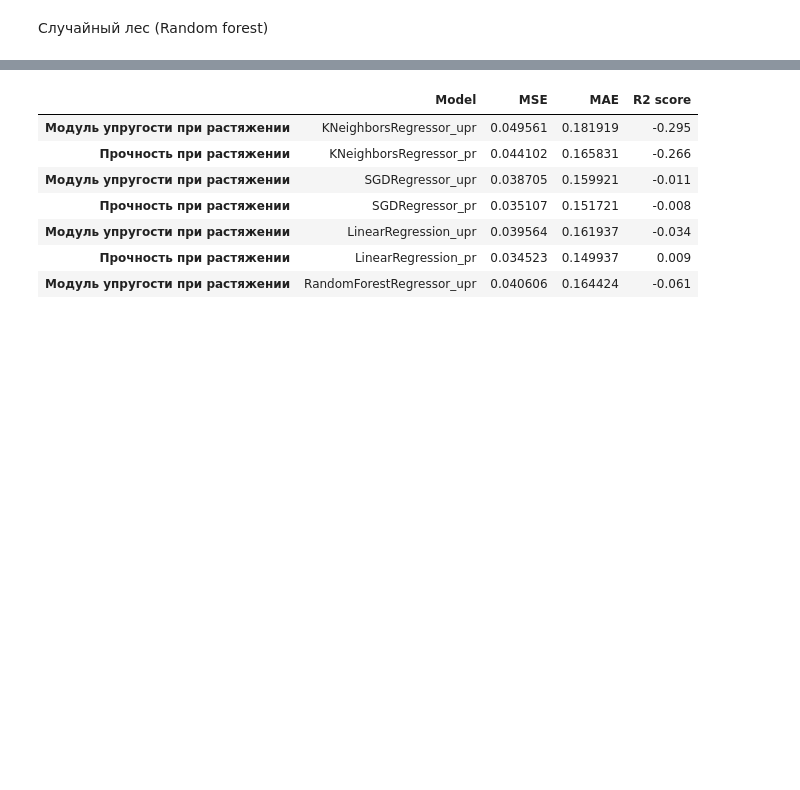
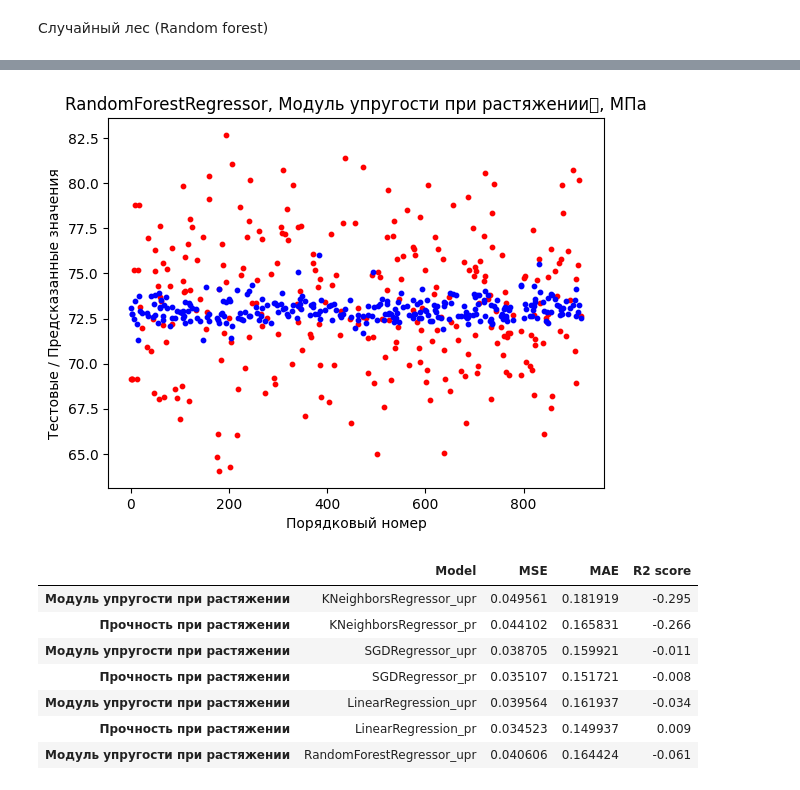
Before and after one commit to S7OV/CompoZit, a Jupyter notebook: VKR_model.ipynb, the cells around one changed output, grey strips where cells are left out. Drawn from its saved outputs; the diff is of its cells as text; code cells hidden in the pictures; blank space fills up the shorter version.

```diff
--- a/VKR_model.ipynb
+++ b/VKR_model.ipynb
@@ -367,3 +373,16 @@ y_pred_1 = rf_1_best.predict(X_test_1)
+# %%
+#Преобразование Numpy в DataFrame
+y_pred_1 = pd.DataFrame(data=y_pred_1)
+# %%
+# Визуализация разброса предсказанных данных и тестовых данных
+plt.scatter(y_test_1.index, min_max_scaler_1.inverse_transform(y_test_1), c = 'r', s = 10)
+plt.scatter(y_test_1.index, min_max_scaler_1.inverse_transform(y_pred_1), c = 'b', s = 10)
+plt.xlabel('Порядковый номер')
+plt.ylabel('Тестовые / Предсказанные значения')
+plt.title('RandomForestRegressor, Модуль упругости при растяжении	, МПа')
+plt.show()
+# %% [output]
+[figure, added]
 # %%
 rf_1_result = pd.DataFrame({
    'Model': 'RandomForestRegressor_upr',
```
Also changed, not shown: parts of 7 cells of this notebook.
